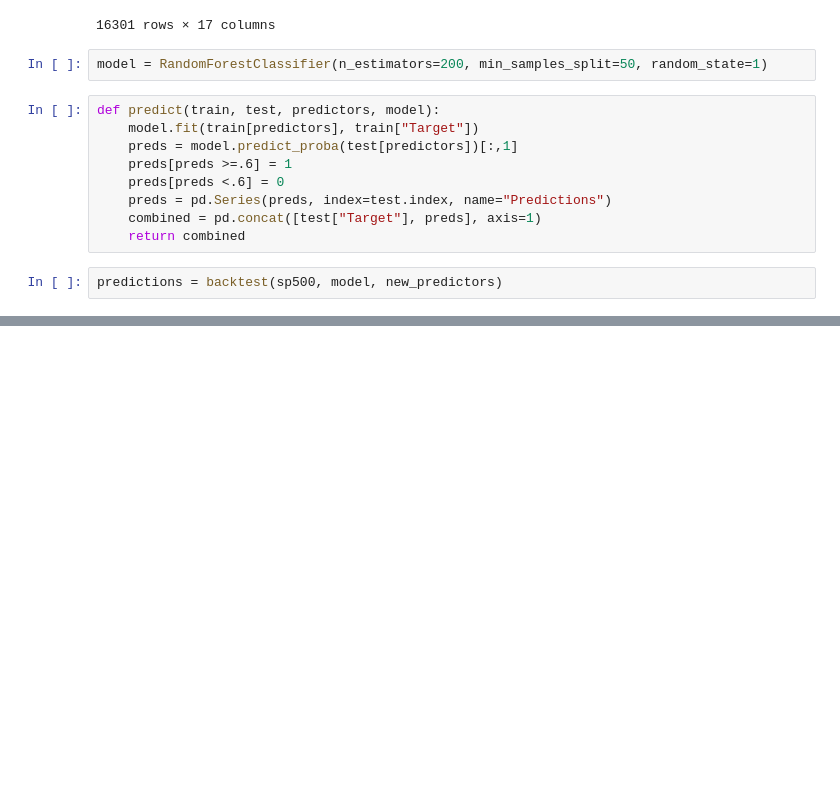
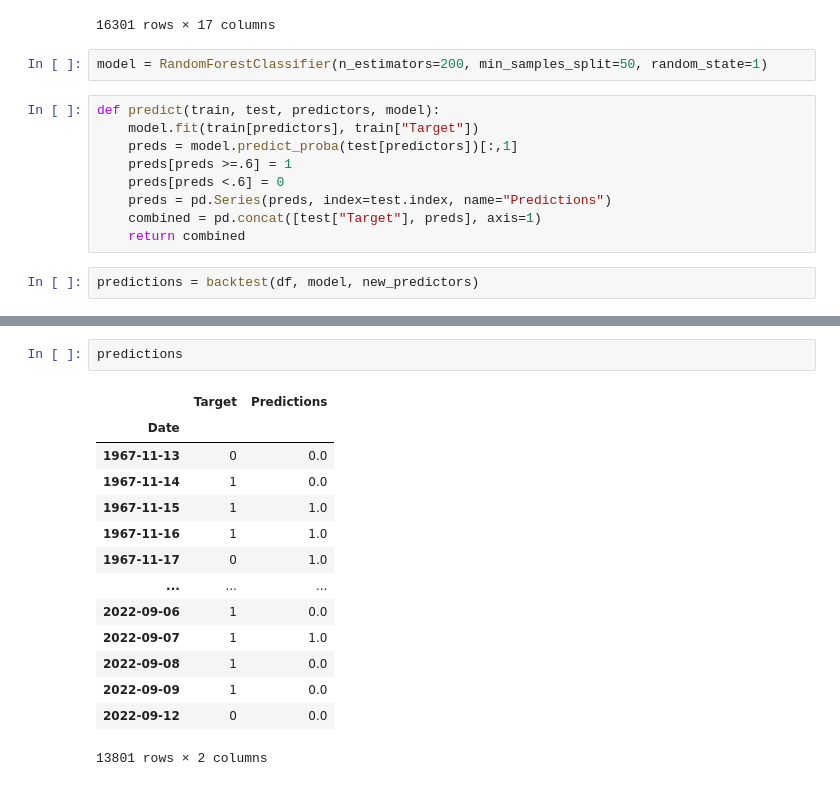
Before and after one commit to ryzen-Y/Stock-Market-Prediction-With-Machine-Learning, a Jupyter notebook: notebooks/notebook.ipynb, the cells around one changed output, grey strips where cells are left out. Saved outputs shown, nothing was run; the diff lists cells and outputs as text; blank space fills up the shorter version.

```diff
--- a/notebooks/notebook.ipynb
+++ b/notebooks/notebook.ipynb
@@ -152,4 +152,4 @@ def predict(train, test, predictors, model):
     combined = pd.concat([test["Target"], preds], axis=1)
     return combined
 # %%
-predictions = backtest(sp500, model, new_predictors)
+predictions = backtest(df, model, new_predictors)
@@ -155,0 +174,17 @@ predictions = backtest(sp500, model, new_predictors)
+# %%
+predictions
+# %% [output]
+|  | Target | Predictions |
+| Date |  |  |
+| 1967-11-13 | 0 | 0.0 |
+| 1967-11-14 | 1 | 0.0 |
+| 1967-11-15 | 1 | 1.0 |
+| 1967-11-16 | 1 | 1.0 |
+| 1967-11-17 | 0 | 1.0 |
+| ... | ... | ... |
+| 2022-09-06 | 1 | 0.0 |
+| 2022-09-07 | 1 | 1.0 |
+| 2022-09-08 | 1 | 0.0 |
+| 2022-09-09 | 1 | 0.0 |
+| 2022-09-12 | 0 | 0.0 |
+13801 rows × 2 columns
```
Also changed, not shown: parts of 3 cells of this notebook.
